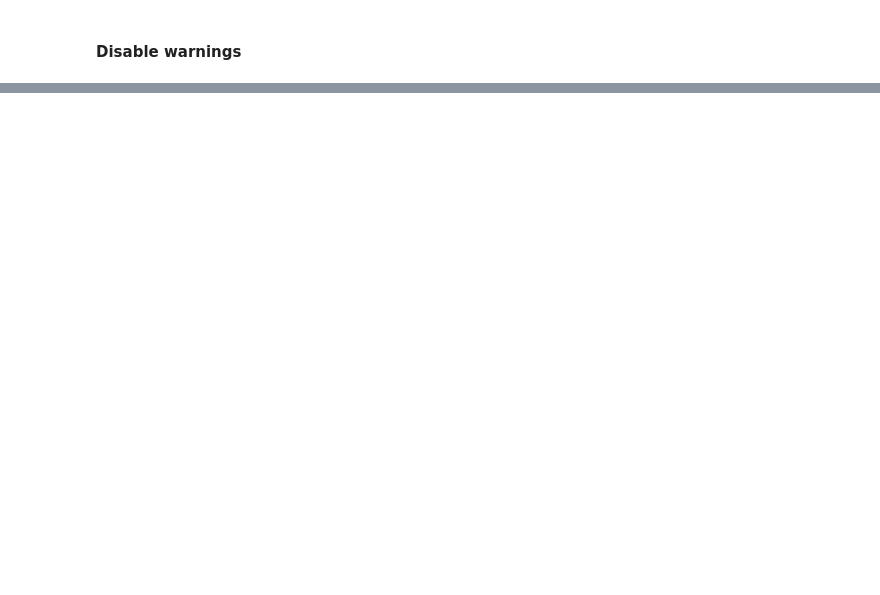
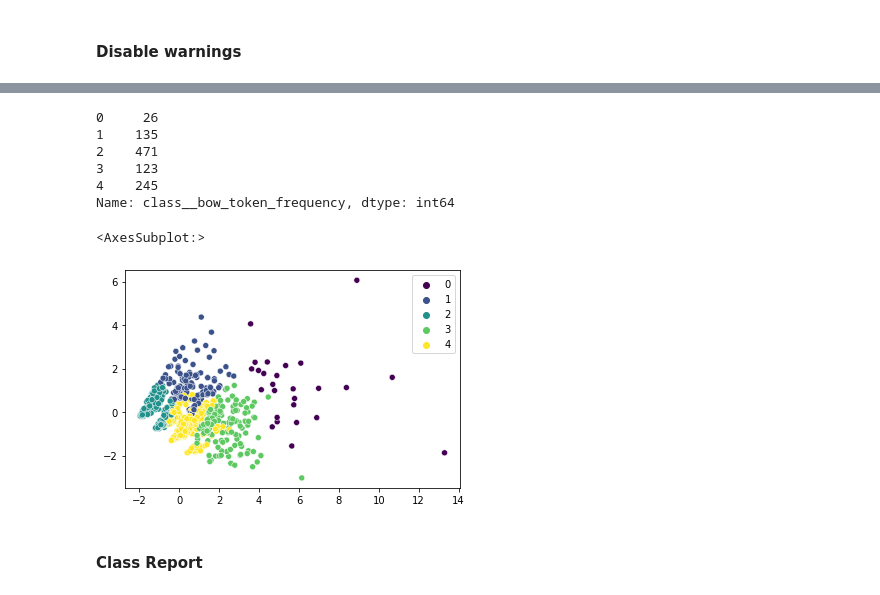
Before and after one commit to danieldasilvacosta/categorias-avaliacoes-amazon, a Jupyter notebook: notebooks/4-analysis.ipynb, the cells around one changed output, grey strips where cells are left out. Saved outputs shown, nothing was run; the diff lists cells and outputs as text; code cells hidden in the pictures; blank space fills up the shorter version.

```diff
--- a/notebooks/4-analysis.ipynb
+++ b/notebooks/4-analysis.ipynb
@@ -675,0 +737,2 @@ dfBowTFIDF
+# %%
+clustersTotal = 5
@@ -675,0 +826,38 @@ dfBowTFIDF
+# %%
+partialDf[columnLabel].value_counts().sort_index()
+# %% [output]
+0     26
+1    135
+2    471
+3    123
+4    245
+Name: class__bow_token_frequency, dtype: int64
+# %%
+pcaBowTokenFrequency = PCA( n_components=2 )
+principalComponentsBowTokenFrequency = pcaBowTokenFrequency.fit_transform( dfBowTokenFrequency )
+# principalComponentsBowTokenFrequency
+# type(principalComponentsBowTokenFrequency)
+# %%
+'''
+array([[ 1.21904561e+00, -1.18886035e+00],
+       [ 2.39121079e-01, -3.42411365e-01],
+       [-1.36406682e-01,  6.55526438e-01],
+'''
+
+a = []
+b = []
+for item in principalComponentsBowTokenFrequency:
+    # print(item[0])
+    a.append( item[0] )
+    b.append( item[1] )
+# %%
+sns.scatterplot(
+    x = a,
+    y = b,
+    hue = kmeans.labels_,
+    palette = 'viridis')
+# %% [output]
+<AxesSubplot:>
+[figure, added]
+# %% [markdown]
+#### Class Report
```
Also changed, not shown: parts of 57 cells of this notebook.
